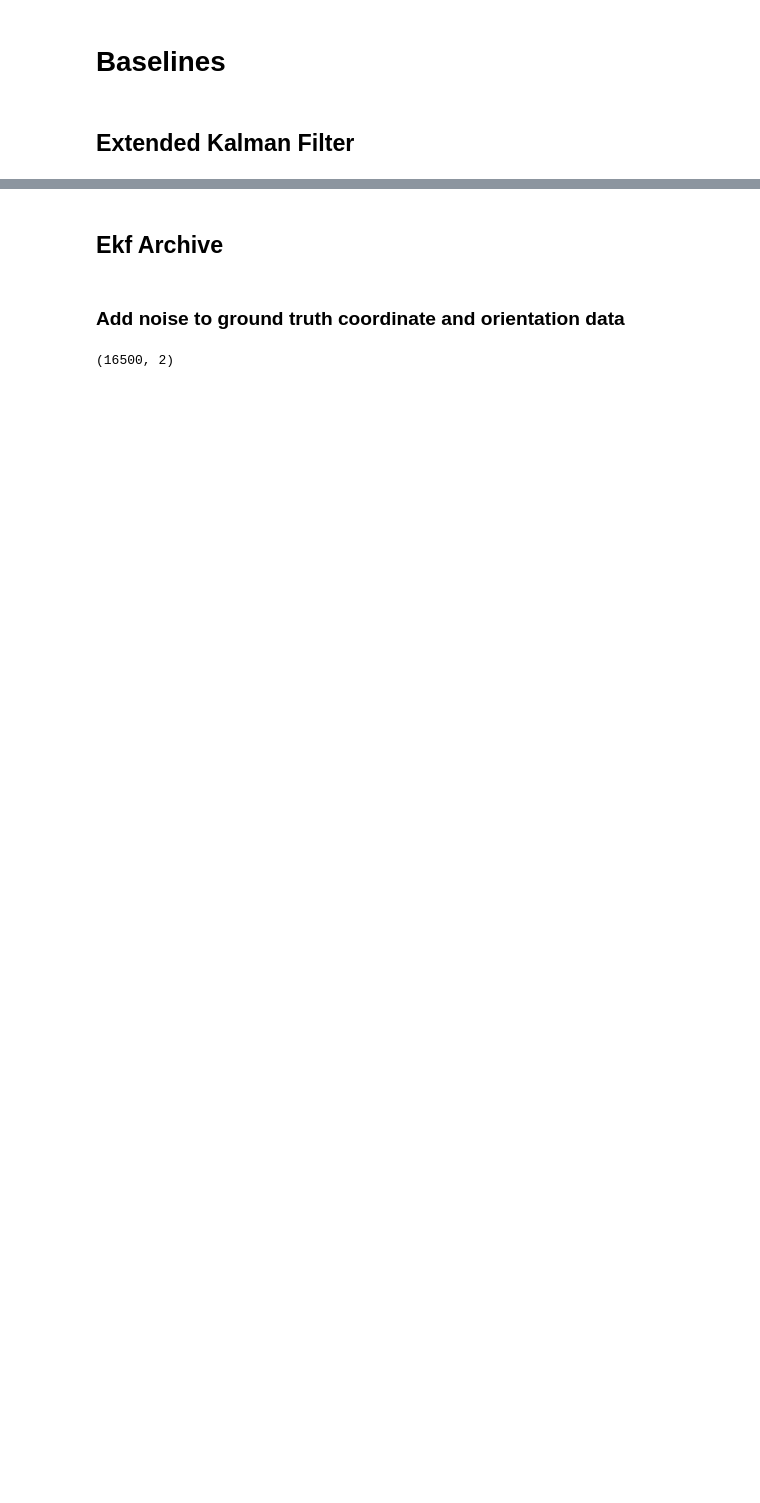
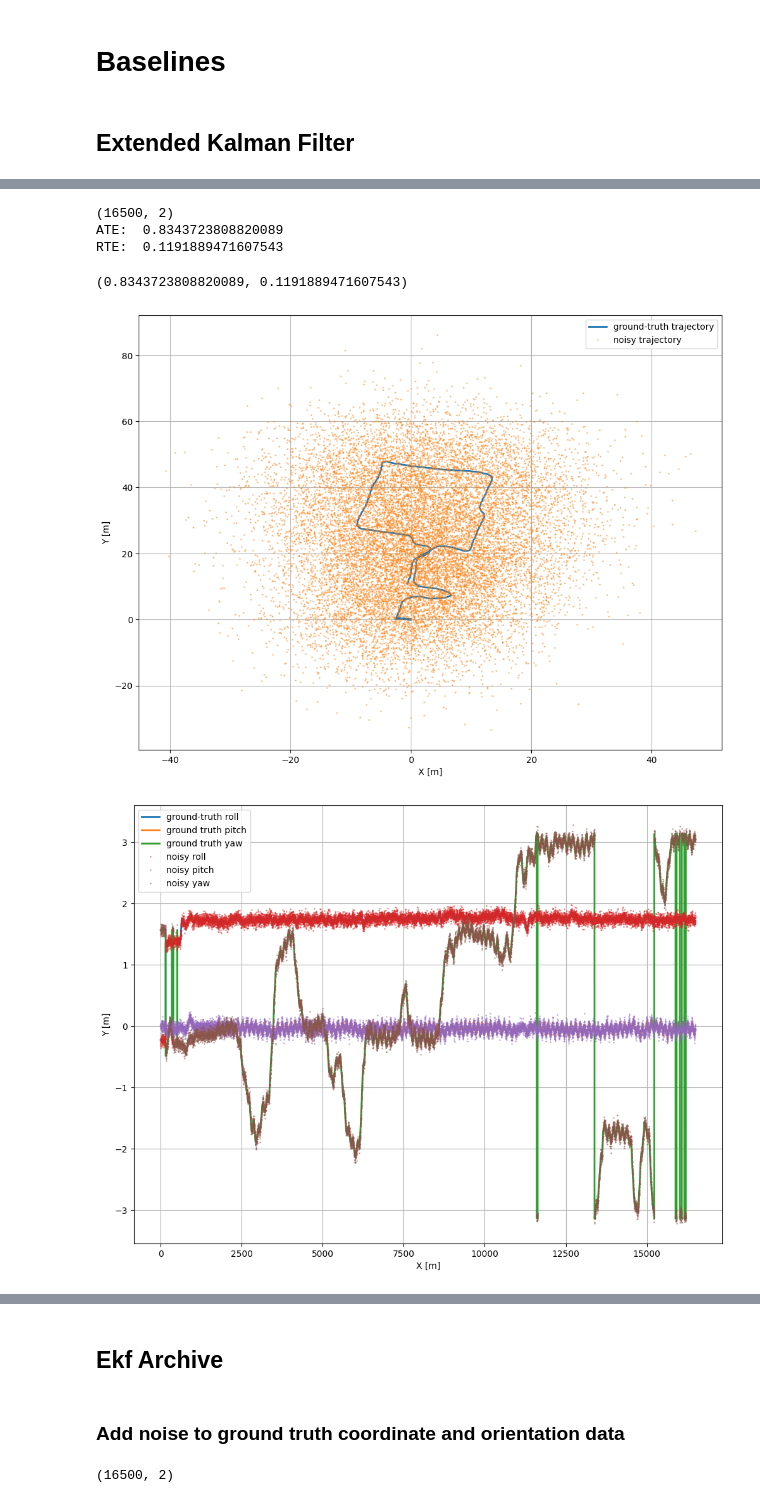
Before and after one commit to AndrewCheam/IMU_localisation, a Jupyter notebook: Oxiod/source/Baselines.ipynb, the cells around one changed output, grey strips where cells are left out. Drawn from its saved outputs; the diff is of its cells as text; code cells hidden in the pictures; blank space fills up the shorter version.

```diff
--- a/Oxiod/source/Baselines.ipynb
+++ b/Oxiod/source/Baselines.ipynb
@@ -106,7 +106,7 @@ def test_kalman_filter(sample_data, gt_noise_std = 2, ori_noise_std = 0.05, std_
 
     # State transition noise covariance will depend on how noisy is my acceleration and gyroscope data. For now lets assume a normal std of 0.01
     # Q (numpy.array): Process noise covariance matrix
-    Q = np.eye(6) * (std_dev ** 2)
+    Q = np.eye(7) * (std_dev ** 2)
 
     # Initialize Kalman filter
     kf = ExtendedKalmanFilter(x, P)
@@ -272,0 +215,35 @@ RTE:  0.39745509087848496
+# %%
+dataset_folder = osp.join(Path(os.getcwd()).parents[2], 'localisation_datasets')
+data = pd.read_csv(dataset_folder + '/Oxford Inertial Odometry Dataset/large scale/floor1/combined2.csv')
+
+sample_data = data.iloc[:16500]
+#best std_dev = 0.03
+test_kalman_filter(sample_data, gt_noise_std = 10, ori_noise_std = 0.05, std_dev = 0.03)
+
+# ate_list = []
+# std_dev_list = []
+
+
+# for i in range(1,40, 1):
+#     i = i/200
+#     print('std_dev: ', i)
+#     ate, rte = test_kalman_filter(sample_data, gt_noise_std = 10, ori_noise_std = 0.05, std_dev = i)
+#     ate_list.append(ate)
+#     std_dev_list.append(i)
+
+# fig, ax = plt.subplots(1, 1, figsize=(12, 9))
+
+# ax.plot(std_dev_list, ate_list, lw=2, label='ate')
+
+
+# ax.set_xlabel('std_dev')
+# ax.set_ylabel('ate')
+# ax.legend()
+# ax.grid()
+# %% [output]
+(16500, 2)
+ATE:  0.8343723808820089
+RTE:  0.1191889471607543
+(0.8343723808820089, 0.1191889471607543)
+[figure, added]
+[figure, added]
```
Also changed, not shown: parts of 5 cells of this notebook, 5 other files.
